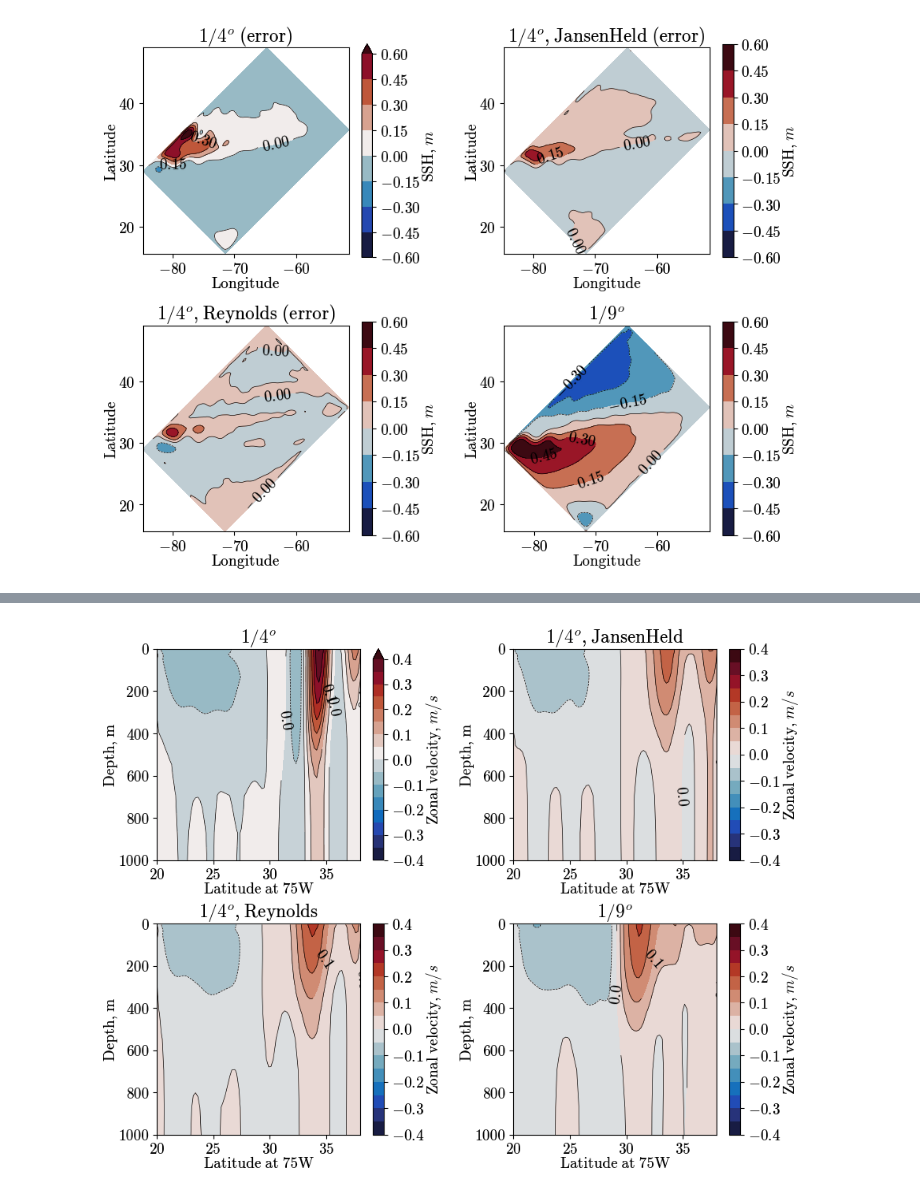
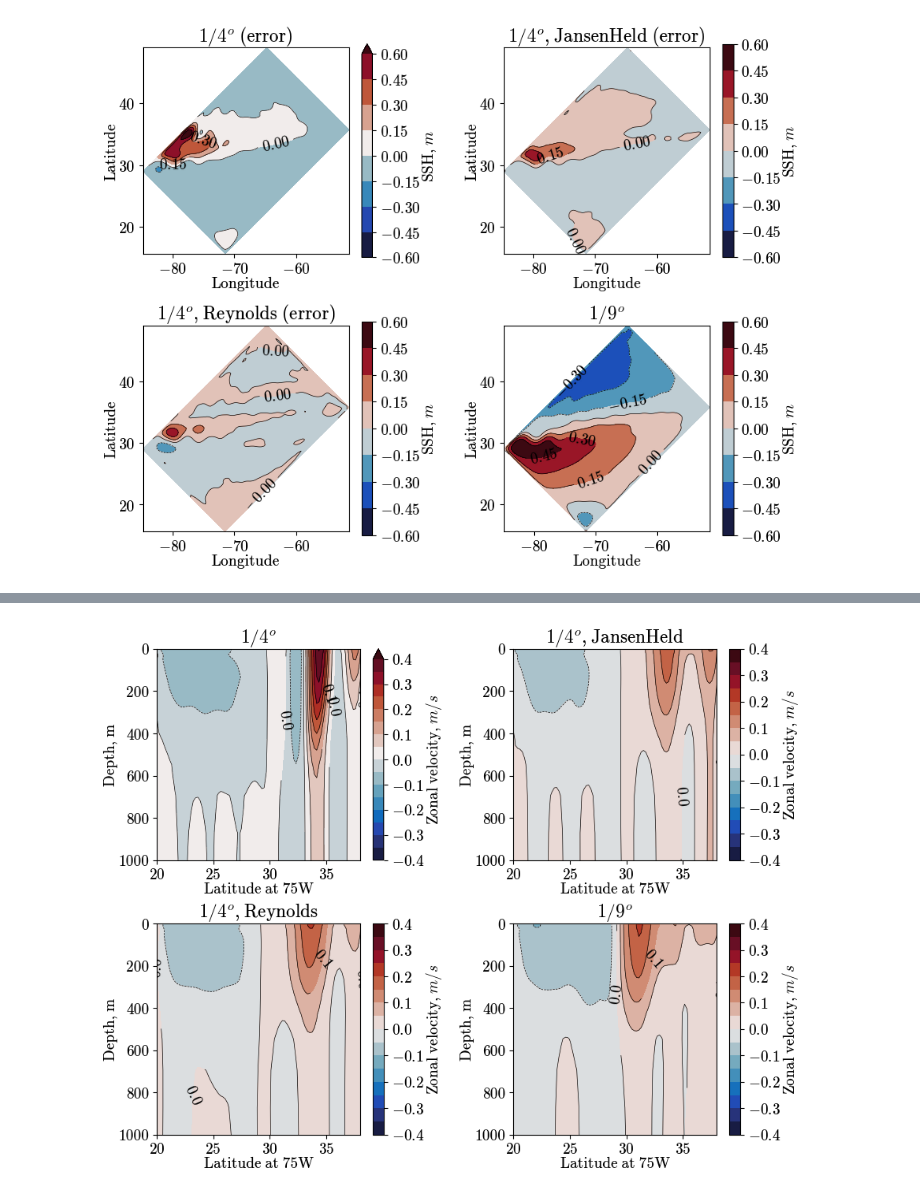
Before and after one commit to Pperezhogin/NEMO-Reynolds, a Jupyter notebook: online-ranking.ipynb, the cells around one changed output, grey strips where cells are left out. Drawn from its saved outputs; the diff is of its cells as text; code cells hidden in the pictures.

```diff
--- a/online-ranking.ipynb
+++ b/online-ranking.ipynb
@@ -62,7 +28,7 @@ lk_error(ds['R4_neg'].heat_flux,ds['R9'].heat_flux)
 # Computing all metrics
 # %%
 error = {}
-for exp in ['R4', 'R4_neg', 'CR_25', 'CR_35_2iter_4boundary', 'CR_35_2_iter', 'CR_25_2iter_4boundary', 'CR_20', 'CR_25_2iter', 'CR_25_3iter', 'CR_20_2iter', 'CR_30_2iter_4boundary']:
+for exp in ['R4', 'R4_neg', 'CR_25', 'CR_35_2_iter', 'CR_25_2iter_4boundary', 'CR_20', 'CR_25_2iter', 'CR_25_3iter', 'CR_20_2iter', 'CR_30_2iter_4boundary']:
     error[exp] = ds[exp].error(ds['R9'])
     print(exp+' finished')
 # %% [output]
@@ -318,6 +375,6 @@ metrics().rank_metric('uzonal_section')
  'CR_25_2iter': '81.39 %',
  'R4': '100.0 %'}
 # %%
-plot_2x2(fun='plot_uzonal_section', Reynolds='CR_35_2iter_4boundary')
+plot_2x2(fun='plot_uzonal_section', Reynolds='CR_20')
 # %% [output]
-[figure, old version]
+[figure, new version]
```
Also changed, not shown: parts of 34 cells of this notebook, 4 other files.
